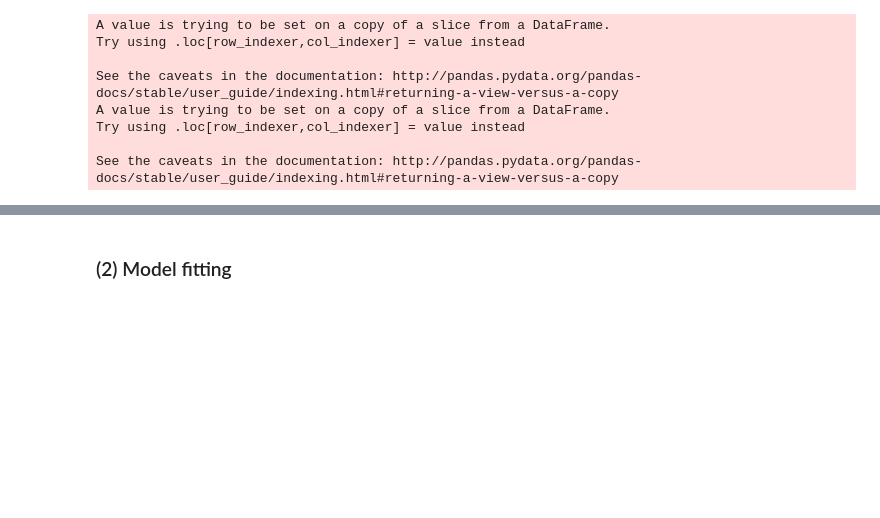
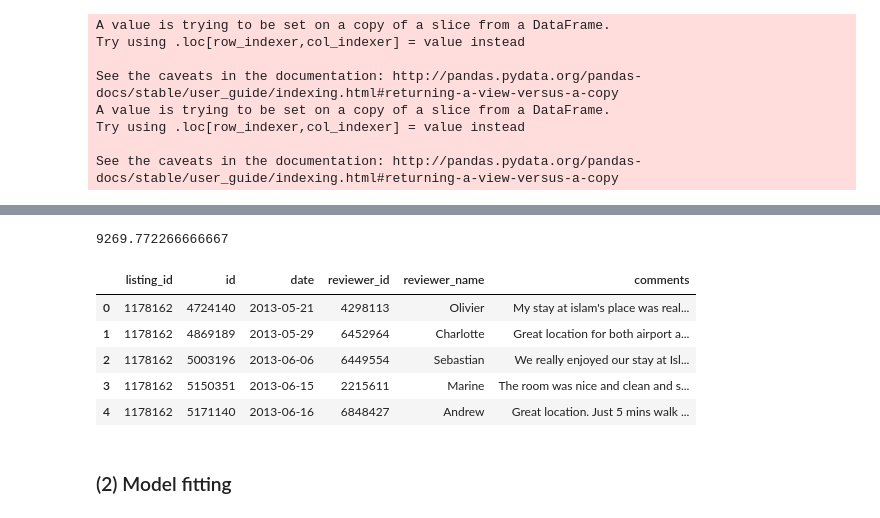
Before and after one commit to happyhaijuan/Udacity-DSND, a Jupyter notebook: Introduction to data science/Airbnb.ipynb, the cells around one changed output, grey strips where cells are left out. Saved outputs shown, nothing was run; the diff lists cells and outputs as text; code cells hidden in the pictures; blank space fills up the shorter version.

Commit message:
add revenue features

```diff
--- a/Introduction to data science/Airbnb.ipynb
+++ b/Introduction to data science/Airbnb.ipynb
@@ -44,3 +20,27 @@ Seattle_calender = pd.read_csv('Seattle-calendar.csv')
+# %%
+
+import numpy as np
+import pandas as pd
+import matplotlib.pyplot as plt
+from sklearn.linear_model import LinearRegression
+from sklearn.model_selection import train_test_split
+from sklearn.metrics import r2_score
+#from textblob import TextBlob
+from sklearn.linear_model import Ridge
+import seaborn as sns
+from sklearn.linear_model import Lasso
+from statsmodels.graphics.gofplots import ProbPlot
+from sklearn.tree import DecisionTreeRegressor
+from sklearn.ensemble import BaggingRegressor
+from sklearn.ensemble import RandomForestRegressor, AdaBoostRegressor, GradientBoostingRegressor
+from sklearn.model_selection import RandomizedSearchCV, GridSearchCV
+%matplotlib inline
+Boston_listing = pd.read_csv('Boston-listings.csv')
+#Seattle_listing = pd.read_csv('Seattle-listings.csv')
+Boston_review = pd.read_csv('Boston-reviews.csv')
+#Seattle_review = pd.read_csv('Seattle-reviews.csv')
+#Boston_calender = pd.read_csv('Boston-calendar.csv')
+#Seattle_calender = pd.read_csv('Seattle-calendar.csv')
 # %% [markdown]
 ## Question 1: which listing has the highest price at Boston?
 # %%
@@ -157,3 +189,11 @@ See the caveats in the documentation: http://pandas.pydata.org/pandas-docs/stabl
+# %%
+# add revenue varaible to the merged data
+Boston['revenue'] = Boston['price'] * Boston['minimum_nights'] *Boston['id']
+Boston['revenue']
+# Mean revenue of Boston from year 2013 -2016
+Boston['revenue'].mean()
+# %% [output]
+9269.772266666667
 # %%
 # drop columns highly correlated columns
 
@@ -161,6 +201,15 @@ corr = Boston.select_dtypes(include = ['float','int']).corr().abs()
 corr[corr > 0.6]
 high_corr = ['beds','review_scores_accuracy','review_scores_cleanliness','review_scores_value','review_scores_communication']
 Boston_norr = Boston.drop(high_corr,axis = 1)
+# %%
+Boston_review.head()
+# %% [output]
+|  | listing_id | id | date | reviewer_id | reviewer_name | comments |
+| 0 | 1178162 | 4724140 | 2013-05-21 | 4298113 | Olivier | My stay at islam's place was real... |
+| 1 | 1178162 | 4869189 | 2013-05-29 | 6452964 | Charlotte | Great location for both airport a... |
+| 2 | 1178162 | 5003196 | 2013-06-06 | 6449554 | Sebastian | We really enjoyed our stay at Isl... |
+| 3 | 1178162 | 5150351 | 2013-06-15 | 2215611 | Marine | The room was nice and clean and s... |
+| 4 | 1178162 | 5171140 | 2013-06-16 | 6848427 | Andrew | Great location. Just 5 mins walk ... |
 # %% [markdown]
 ### (2) Model fitting
 # %% [markdown]
```
Also changed, not shown: parts of 6 cells of this notebook.
